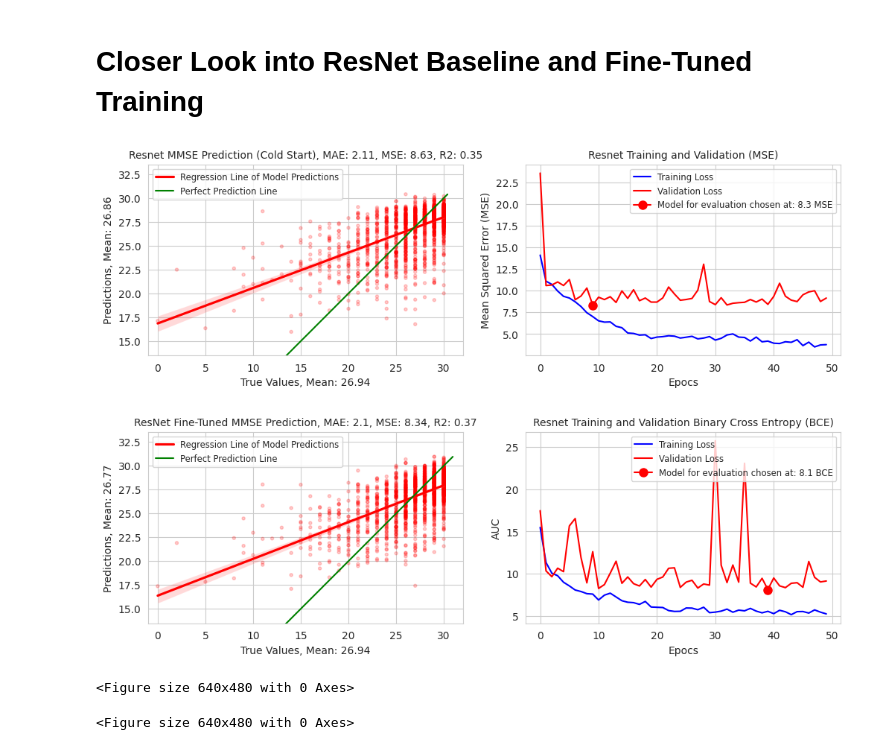
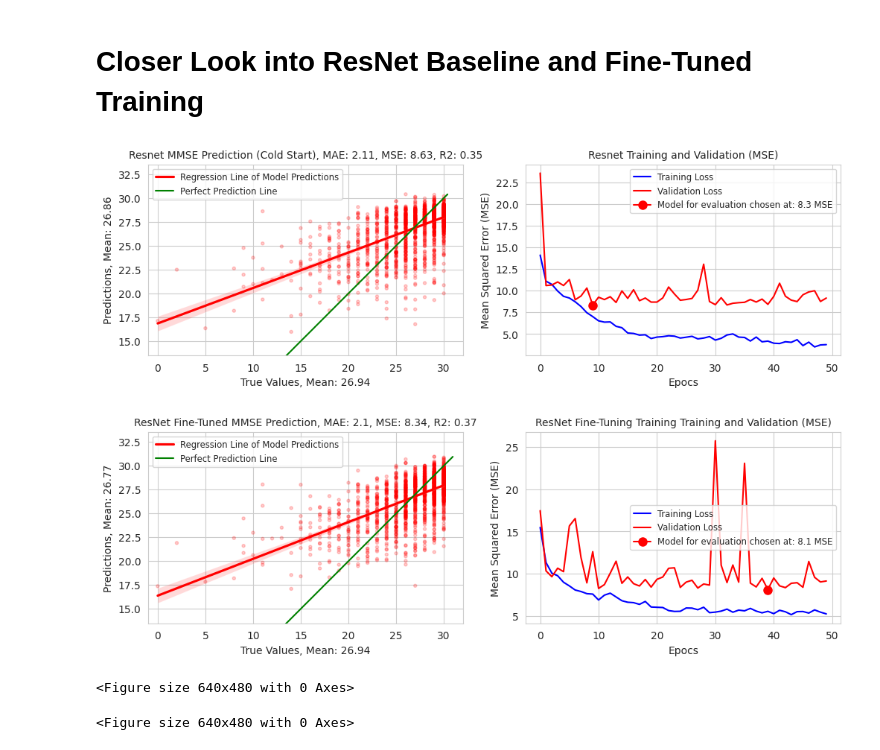
Before and after one commit to pjtoral-trjn/nueroimage-benchmark, a Jupyter notebook: notebook/model_output_analyzer.ipynb, the cells around one changed output. Cells and saved outputs as stored; diff of their text form; code cells hidden in the pictures.

```diff
--- a/notebook/model_output_analyzer.ipynb
+++ b/notebook/model_output_analyzer.ipynb
@@ -381,32 +383,32 @@ plt.show()
 # %%
 # Loss analyzer for Resnet
 resnet_tl_df = pd.read_csv("../output/"+resnet_tl_pathway+"/"+resnet_tl_pathway+"_predictions.csv")
 resnet_output = pd.read_csv("../output/"+resnet_pathway+"/"+resnet_pathway+"_history.csv")
 resnet_output_tl = pd.read_csv("../output/"+resnet_tl_pathway+"/"+resnet_tl_pathway+"_history.csv")
 resnet_output_tl_improvement = pd.read_csv("../output/"+resnet_tl_improvement_pathway+"/"+resnet_tl_improvement_pathway+"_history.csv")
 
 # fig = plt.figure(figsize=(10, 10))
 # gs = gridspec.GridSpec(2, 2,figure=fig)
 fig, axs = plt.subplots(nrows=2, ncols=2, figsize=(12, 8))
 
 display_loss_plot(resnet_output,"Resnet",axs[0, 1])
 display_prediction_plot(resnet["true_labels"].values,resnet["predictions"].values,resnet["label"].values,
                         "Resnet MMSE Prediction (Cold Start)", axs[0,0])
 fig.subplots_adjust(wspace=0.2,hspace=0.4)
 # display_auc_plot(resnet_tl_df,"ResNet",axs[1, 0])
 # display_loss_plot_tl(resnet_output_tl,"ResNet",axs[1, 1])
 display_prediction_plot(resnet_tl_improvement["true_labels"].values,resnet_tl_improvement["predictions"].values,resnet_tl_improvement["label"].values,
                         "ResNet Fine-Tuned MMSE Prediction", axs[1,0])
-display_loss_plot_tl(resnet_output_tl_improvement,"ResNet Fine-Tuning Training",axs[1, 1])
+display_loss_plot(resnet_output_tl_improvement,"ResNet Fine-Tuning Training",axs[1, 1])
 
 plt.tight_layout()
 axs[0,0].set_ylim(ymin=15,ymax=32)
 axs[0,0].set_xlim(xmin=-1,xmax=32)
 axs[1,0].set_ylim(ymin=15,ymax=32)
 axs[1,0].set_xlim(xmin=-1,xmax=32)
 # plt.savefig('future_work.png',format="png")
 plt.show()
 # %% [output]
-[figure, old version]
+[figure, new version]
 <Figure size 640x480 with 0 Axes>
 <Figure size 640x480 with 0 Axes>
```
Also changed, not shown: parts of 3 cells of this notebook, 2 other files.
